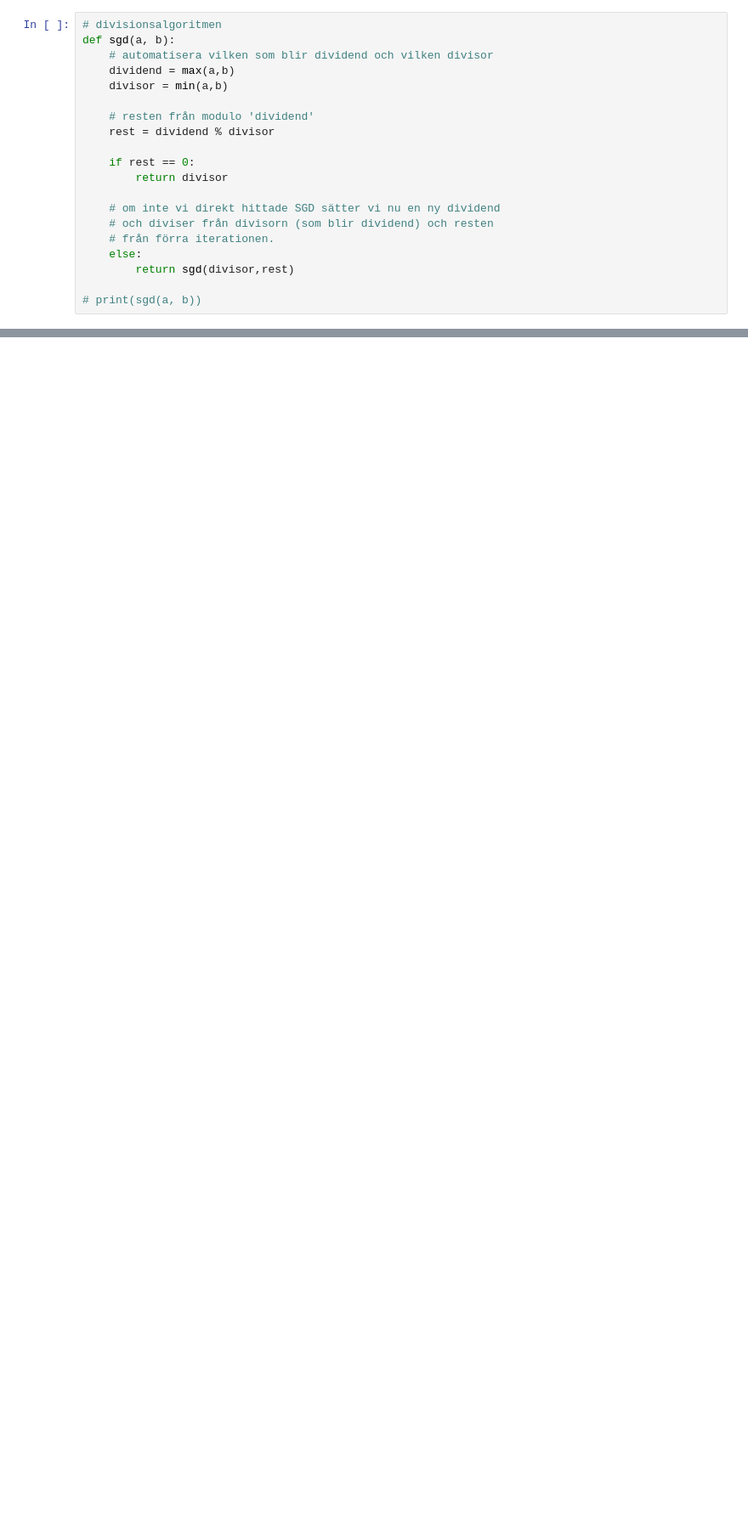
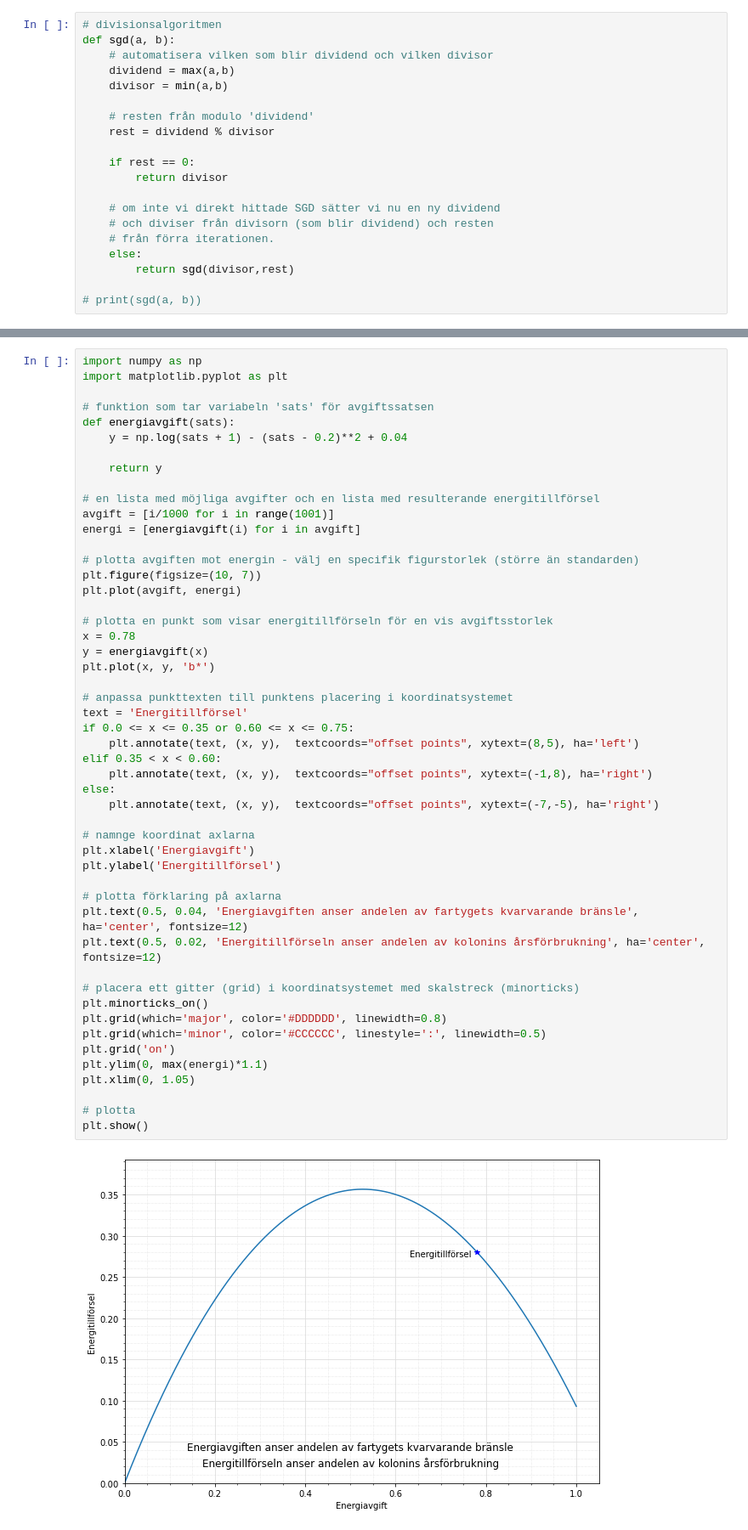
Before and after one commit to madspihlrasmussen/sandbox, a Jupyter notebook: algorithms, dive into (anteckningar).ipynb, the cells around one changed output, grey strips where cells are left out. Shown at 85% size. Cells and saved outputs as stored; diff of their text form; blank space fills up the shorter version.

```diff
--- a/algorithms, dive into (anteckningar).ipynb
+++ b/algorithms, dive into (anteckningar).ipynb
@@ -275,0 +293,52 @@ def sgd(a, b):
+# %%
+import numpy as np
+import matplotlib.pyplot as plt
+
+# funktion som tar variabeln 'sats' för avgiftssatsen
+def energiavgift(sats):
+    y = np.log(sats + 1) - (sats - 0.2)**2 + 0.04
+
+    return y
+
+# en lista med möjliga avgifter och en lista med resulterande energitillförsel
+avgift = [i/1000 for i in range(1001)]
+energi = [energiavgift(i) for i in avgift]
+
+# plotta avgiften mot energin - välj en specifik figurstorlek (större än standarden)
+plt.figure(figsize=(10, 7))
+plt.plot(avgift, energi)
+
+# plotta en punkt som visar energitillförseln för en vis avgiftsstorlek
+x = 0.78
+y = energiavgift(x)
+plt.plot(x, y, 'b*')
+
+# anpassa punkttexten till punktens placering i koordinatsystemet
+text = 'Energitillförsel'
+if 0.0 <= x <= 0.35 or 0.60 <= x <= 0.75:
+    plt.annotate(text, (x, y),  textcoords="offset points", xytext=(8,5), ha='left')
+elif 0.35 < x < 0.60:
+    plt.annotate(text, (x, y),  textcoords="offset points", xytext=(-1,8), ha='right')
+else:
+    plt.annotate(text, (x, y),  textcoords="offset points", xytext=(-7,-5), ha='right')
+
+# namnge koordinat axlarna
+plt.xlabel('Energiavgift')
+plt.ylabel('Energitillförsel')
+
+# plotta förklaring på axlarna
+plt.text(0.5, 0.04, 'Energiavgiften anser andelen av fartygets kvarvarande bränsle', ha='center', fontsize=12)
+plt.text(0.5, 0.02, 'Energitillförseln anser andelen av kolonins årsförbrukning', ha='center', fontsize=12)
+
+# placera ett gitter (grid) i koordinatsystemet med skalstreck (minorticks)
+plt.minorticks_on()
+plt.grid(which='major', color='#DDDDDD', linewidth=0.8)
+plt.grid(which='minor', color='#CCCCCC', linestyle=':', linewidth=0.5)
+plt.grid('on')
+plt.ylim(0, max(energi)*1.1)
+plt.xlim(0, 1.05)
+
+# plotta
+plt.show()
+# %% [output]
+[figure, added]
```
Also changed, not shown: parts of 2 cells of this notebook.
